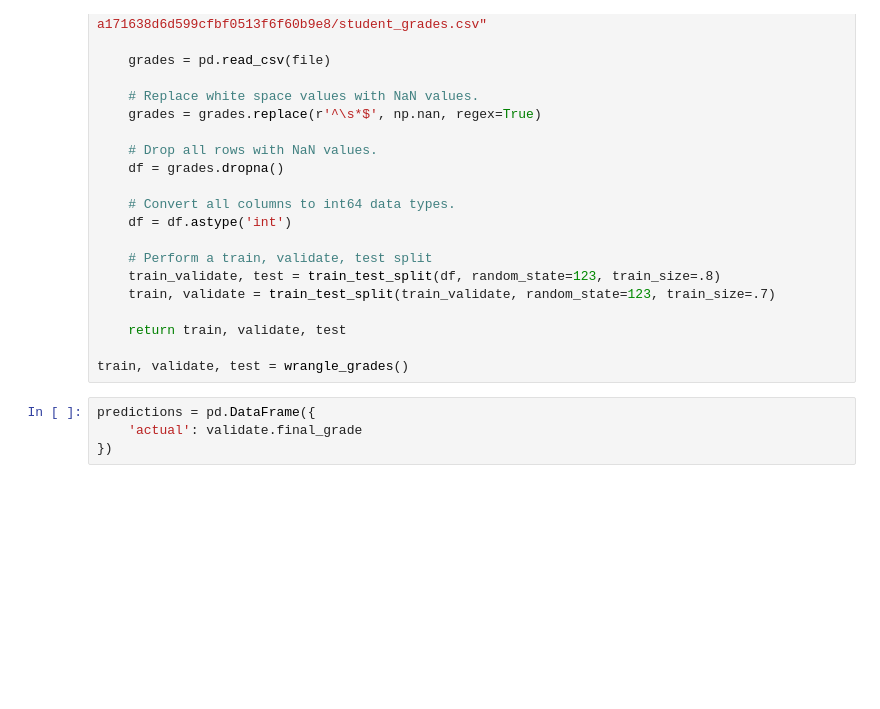
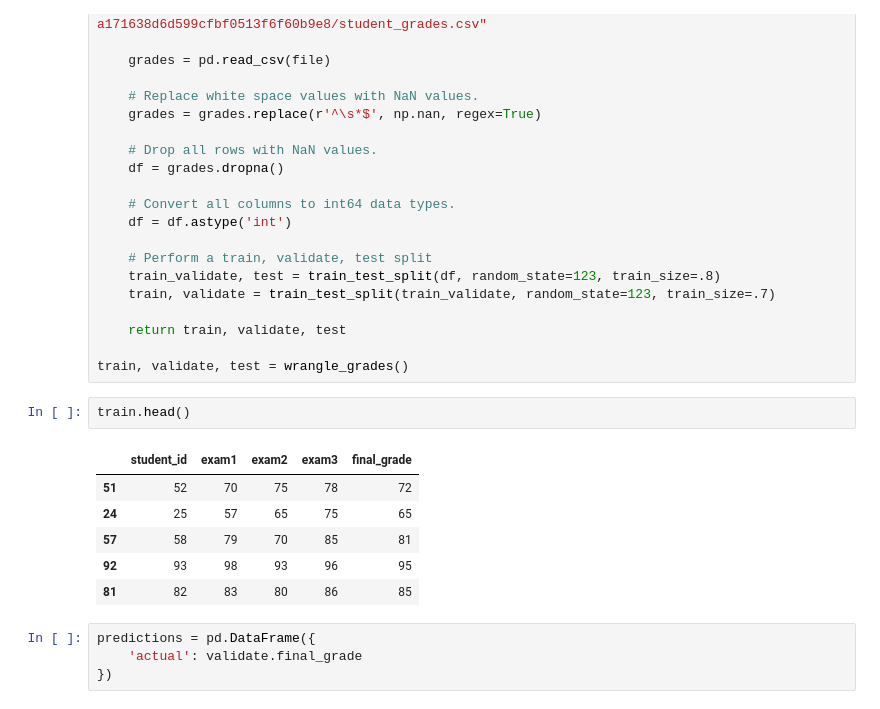
Before and after one commit to CodeupClassroom/mirzakhani-regression-exercises, a Jupyter notebook: modeling_lesson.ipynb, the cells around one changed output. Drawn from its saved outputs; the diff is of its cells as text; blank space fills up the shorter version.

```diff
--- a/modeling_lesson.ipynb
+++ b/modeling_lesson.ipynb
@@ -52,6 +52,15 @@ def wrangle_grades():
     return train, validate, test
 
 train, validate, test = wrangle_grades()
+# %%
+train.head()
+# %% [output]
+|  | student_id | exam1 | exam2 | exam3 | final_grade |
+| 51 | 52 | 70 | 75 | 78 | 72 |
+| 24 | 25 | 57 | 65 | 75 | 65 |
+| 57 | 58 | 79 | 70 | 85 | 81 |
+| 92 | 93 | 98 | 93 | 96 | 95 |
+| 81 | 82 | 83 | 80 | 86 | 85 |
 # %%
 predictions = pd.DataFrame({
     'actual': validate.final_grade
```
Also changed, not shown: parts of 36 cells of this notebook.
